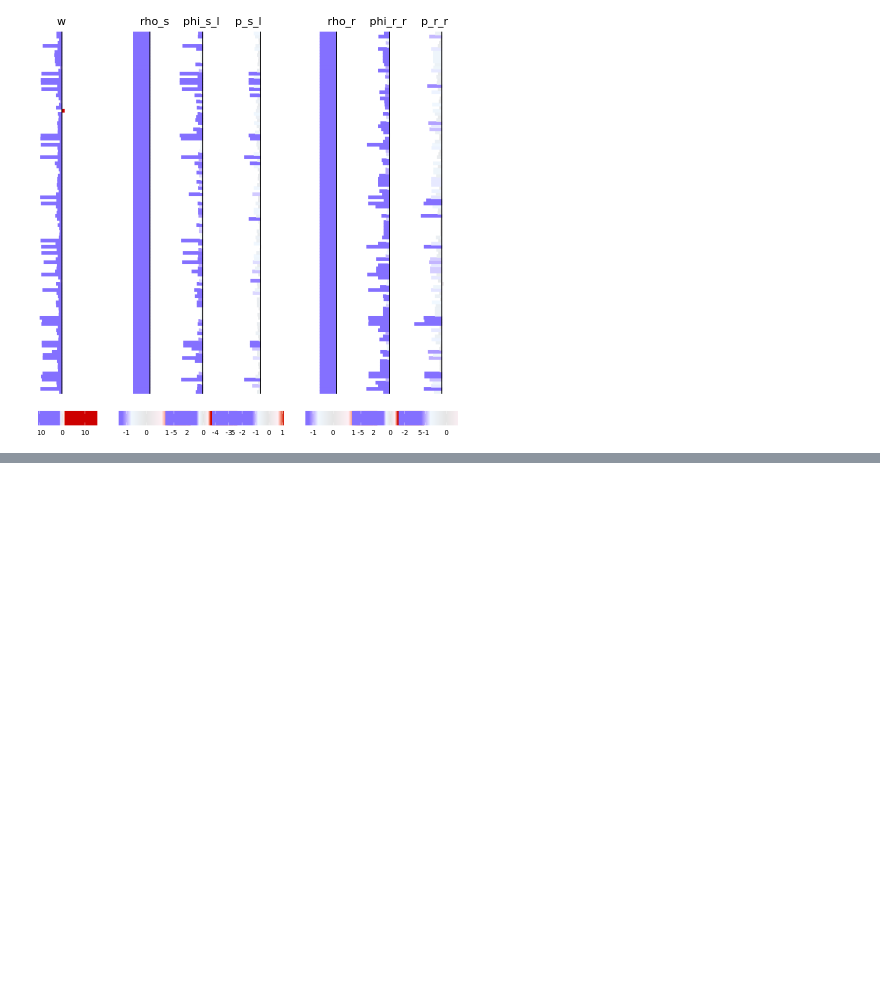
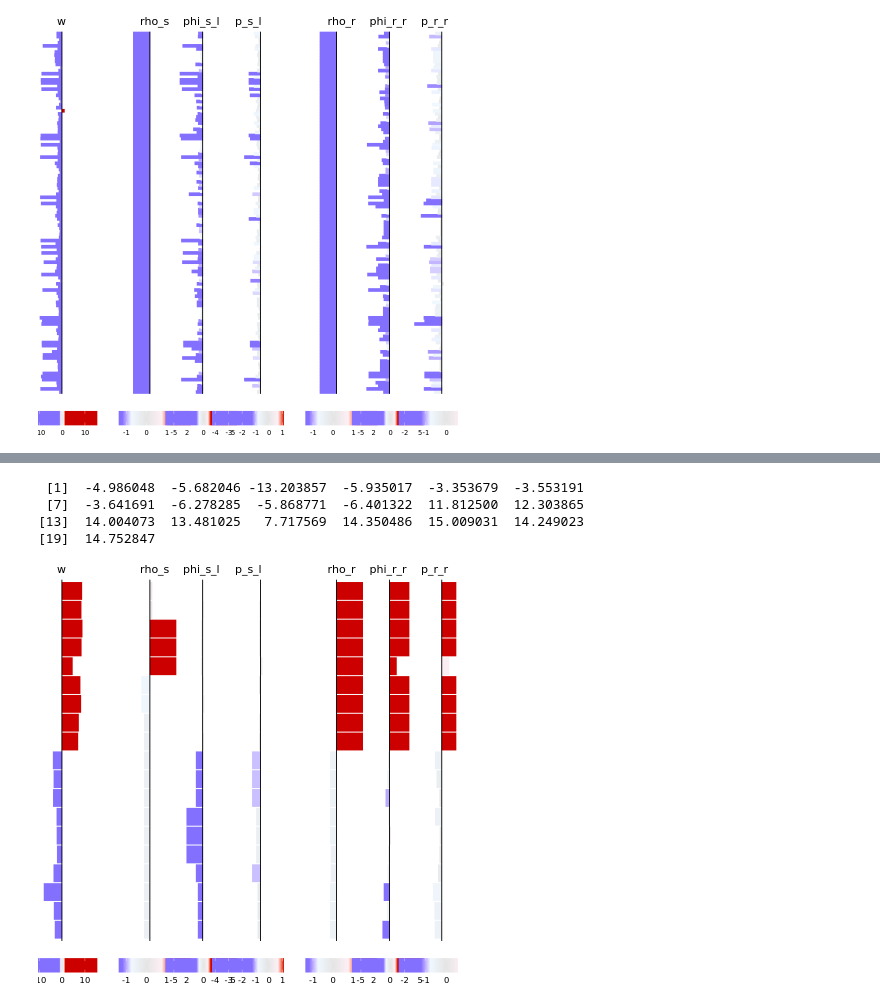
Before and after one commit to SoloveyMaria/community, a Jupyter notebook: docs/showcase_notebooks/Lasry/forest_plots_celltype.ipynb, the cells around one changed output, grey strips where cells are left out. Drawn from its saved outputs; the diff is of its cells as text; code cells hidden in the pictures; blank space fills up the shorter version.

Commit message:
forest plots for heatmap

```diff
--- a/docs/showcase_notebooks/Lasry/forest_plots_celltype.ipynb
+++ b/docs/showcase_notebooks/Lasry/forest_plots_celltype.ipynb
@@ -228,3 +228,29 @@ print(paste("Total number of interactions for cell types acting both as sending
 [figure]
 [1] "Total number of interactions for cell types acting both as sending and receiving: 206"
 [figure]
+# %%
+heatmap_list <- c("T:CALM1_HSPC:PDE1B",
+"T:CALM2_HSPC:PDE1B",
+"HSPC:CALM2_HSPC:PDE1B",
+"HSPC:CALM1_HSPC:PDE1B",
+"HSPC:CD47_HSPC:SIRPA",
+"B:CALM2_HSPC:PDE1B",
+"B:CALM1_HSPC:PDE1B",
+"Mono:CALM1_HSPC:PDE1B",
+"Mono:CALM3_HSPC:PDE1B",
+"Mono:NRG1_Gran:NETO2",
+"Mono:NRG1_Gran:MS4A4A",
+"Mono:NRG1_Gran:HLA-DPB1",
+"Mono:TNFSF14_Gran:LTBR",
+"Mono:TNFSF14_Gran:TNFRSF14",
+"Mono:TNFSF14_Mono:TNFRSF14",
+"Mono:NRG1_Mono:SIGLEC7",
+"Mono:HP_Gran:CD163",
+"Mono:HP_Gran:ASGR2",
+"Mono:HP_Gran:ASGR1")
+# %%
+heatmap_list <- heatmap_list[length(heatmap_list):1]
+# %%
+heatmap_anno <- interactions$anno_interactions[interactions$anno_interactions$interaction_ID %in% heatmap_list,]
+# %%
+heatmap_anno <- heatmap_anno[match(heatmap_list, heatmap_anno$interaction_ID), ]
@@ -230,0 +270,18 @@ print(paste("Total number of interactions for cell types acting both as sending
+# %%
+heatmap_anno$log2FC_weights
+# %% [output]
+ [1]  -4.986048  -5.682046 -13.203857  -5.935017  -3.353679  -3.553191
+ [7]  -3.641691  -6.278285  -5.868771  -6.401322  11.812500  12.303865
+[13]  14.004073  13.481025   7.717569  14.350486  15.009031  14.249023
+[19]  14.752847
+# %%
+plot_all_forests(my_idx = rep(TRUE,nrow(heatmap_anno))
+                     ,my_anno_interactions = heatmap_anno
+                     ,keep_order = TRUE
+                     ,threshold = 1
+                     ,legend_title_size = 0
+                     ,legend_text_size = 10
+                     , component_lim = component_lim
+                    )
+# %% [output]
+[figure, added]
```
Also changed, not shown: parts of 1 cell of this notebook.
